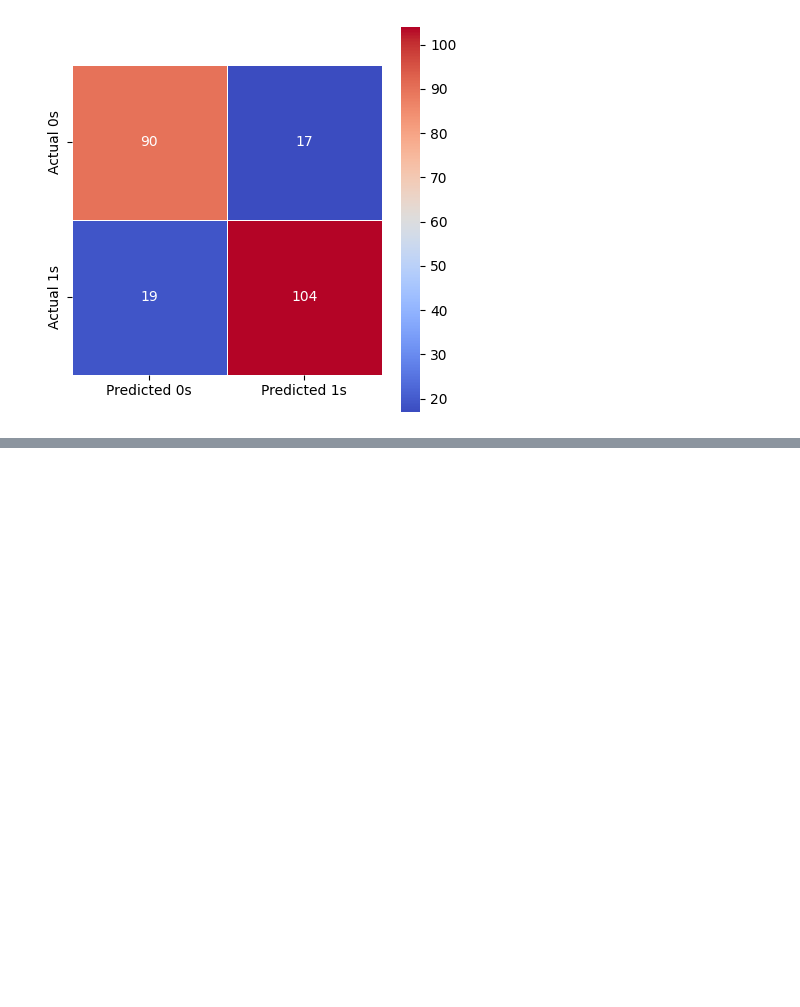
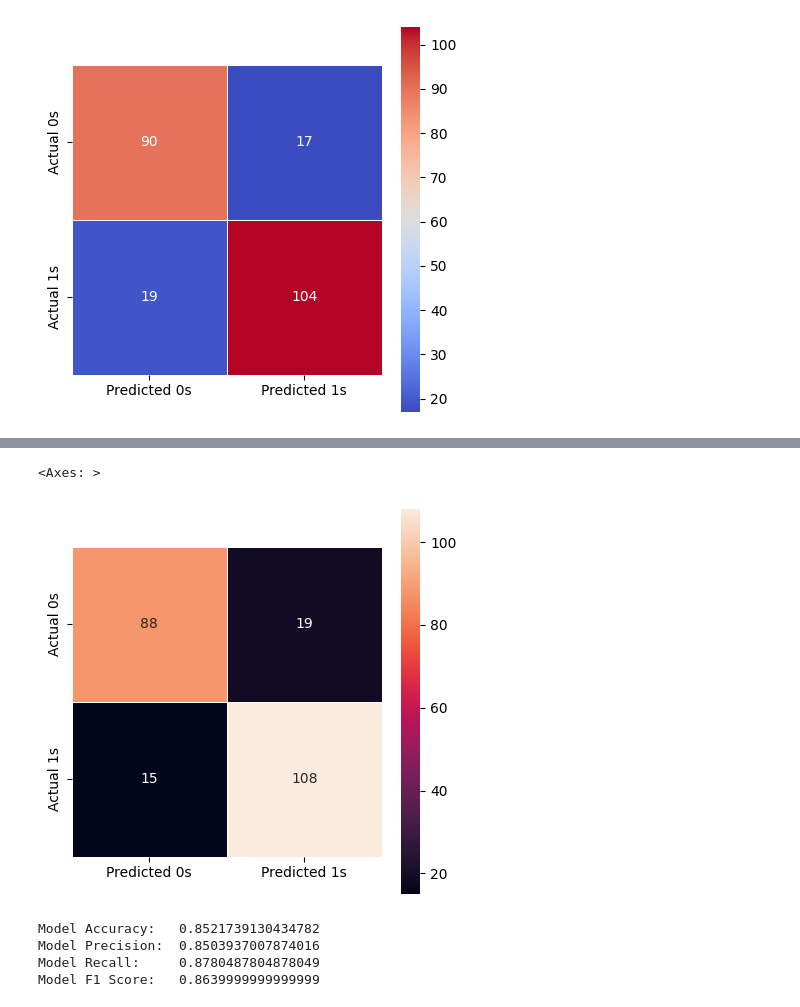
Before and after one commit to HarshTanwar001/Heart-Disease-Prediction, a Jupyter notebook: Heart_Disease_Prediction.ipynb, the cells around one changed output, grey strips where cells are left out. Drawn from its saved outputs; the diff is of its cells as text; code cells hidden in the pictures; blank space fills up the shorter version.

Commit message:
Implemented Logistic Regression

```diff
--- a/Heart_Disease_Prediction.ipynb
+++ b/Heart_Disease_Prediction.ipynb
@@ -259,0 +264,11 @@ sns.heatmap(cm, annot=True, fmt='g', square=True, linewidth=0.5, xticklabels=x_l
+# %%
+param_grid = {
+    'penalty': ['l1', 'l2'],
+    'C': [i / 10 for i in range(1, 11)],
+    'fit_intercept': [True, False],
+    'solver': ['liblinear', 'saga']
+}
+
+lr = LogisticRegression(n_jobs=-1)
+lr_cv = GridSearchCV(lr, param_grid, n_jobs=-1, refit=False, scoring='precision', cv=5)
+lr_cv.fit(x, y)
@@ -259,0 +290,13 @@ sns.heatmap(cm, annot=True, fmt='g', square=True, linewidth=0.5, xticklabels=x_l
+# %%
+x_train, x_test, y_train, y_test = train_test_split(x, y, test_size=0.25, random_state=10)
+
+# Fitting the Logistic Regression model
+lr = LogisticRegression(penalty='l1', C=0.1, fit_intercept=True, solver='liblinear')
+lr.fit(x_train, y_train)
+
+# Making predictions on test set
+y_pred = lr.predict(x_test)
+
+# Actual values VS Predicted values
+lr_data = pd.DataFrame({'Actual value': y_test, 'Predicted value': y_pred})
+lr_data.head()
@@ -259,0 +310,21 @@ sns.heatmap(cm, annot=True, fmt='g', square=True, linewidth=0.5, xticklabels=x_l
+# %%
+# Confusion Matrix
+cm = confusion_matrix(y_test, y_pred)
+
+fig, ax = plt.subplots(figsize=(5, 5))
+x_labels, y_labels = ['Predicted 0s', 'Predicted 1s'], ['Actual 0s', 'Actual 1s']
+sns.heatmap(cm, annot=True, fmt='g', square=True, linewidth=0.5, xticklabels=x_labels, yticklabels=y_labels, ax=ax, cmap='rocket')
+# %% [output]
+<Axes: >
+[figure, added]
+# %%
+# Model Evaluation
+print('Model Accuracy:  ', accuracy_score(y_test, y_pred))
+print('Model Precision: ', precision_score(y_test, y_pred))
+print('Model Recall:    ', recall_score(y_test, y_pred))
+print('Model F1 Score:  ', f1_score(y_test, y_pred))
+# %% [output]
+Model Accuracy:   0.8521739130434782
+Model Precision:  0.8503937007874016
+Model Recall:     0.8780487804878049
+Model F1 Score:   0.8639999999999999
```
Also changed, not shown: parts of 11 cells of this notebook.
